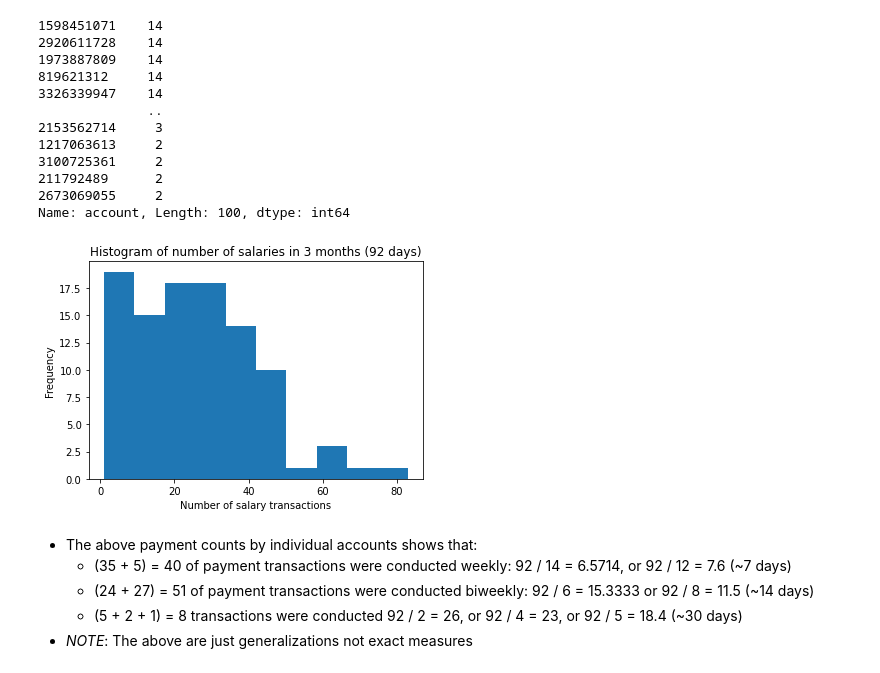
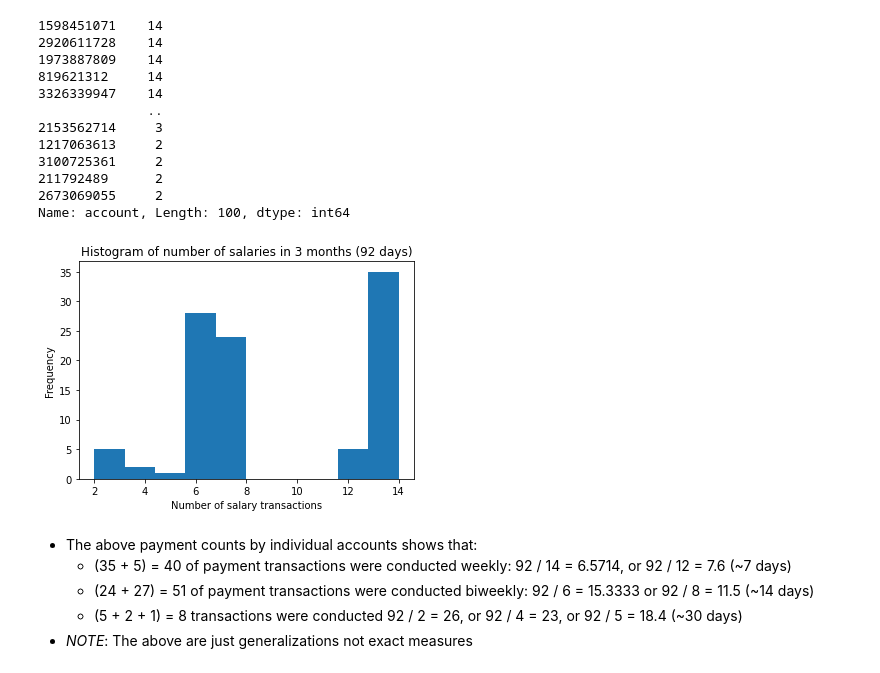
Before and after one commit to isaackarwailow/ANZ, a Jupyter notebook: Task 2. Predictive Analytics.ipynb, the cells around one changed output. Cells and saved outputs as stored; diff of their text form; code cells hidden in the pictures.

```diff
--- a/Task 2. Predictive Analytics.ipynb
+++ b/Task 2. Predictive Analytics.ipynb
@@ -198,12 +198,12 @@ print(salary_counts)
 2673069055     2
 Name: account, Length: 100, dtype: int64
 # %%
-_ = plt.hist(payment_counts)
+_ = plt.hist(salary_counts)
 _ = plt.xlabel('Number of salary transactions')
 _ = plt.ylabel('Frequency')
 _ = plt.title('Histogram of number of salaries in 3 months (92 days)')
 # %% [output]
-[figure, old version]
+[figure, new version]
 # %% [markdown]
 * The above payment counts by individual accounts shows that:
     - (35 + 5) = 40 of payment transactions were conducted weekly: 92 / 14 = 6.5714, or 92 / 12 = 7.6 (~7 days)
```
Also changed, not shown: parts of 2 cells of this notebook, 1 other file.
